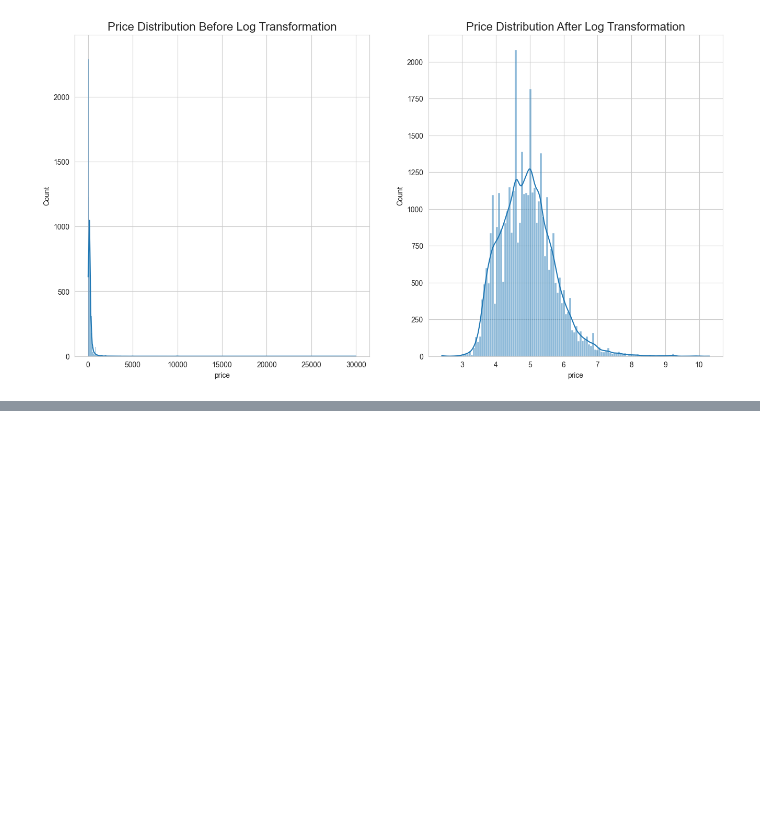
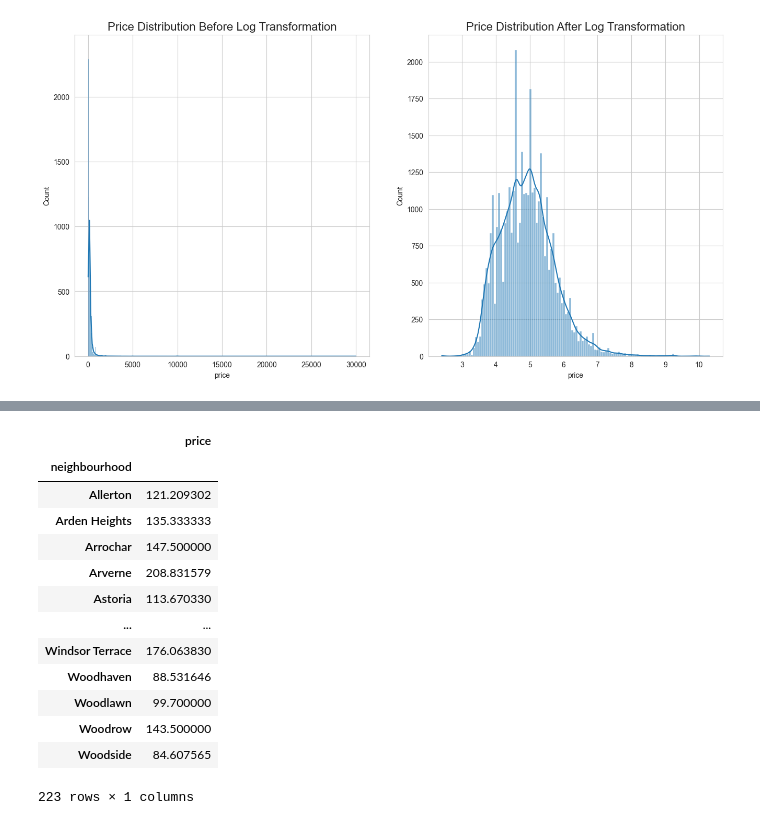
Before and after one commit to colorpool/FinalPro_NYCAirbnb, a Jupyter notebook: Airbnb_2023_11.ipynb, the cells around one changed output, grey strips where cells are left out. Cells and saved outputs as stored; diff of their text form; code cells hidden in the pictures; blank space fills up the shorter version.

```diff
--- a/Airbnb_2023_11.ipynb
+++ b/Airbnb_2023_11.ipynb
@@ -371,0 +429,19 @@ plt.savefig('Price_map.svg', bbox_inches='tight')
+# %%
+airbnb_neighbor_price=airbnb.groupby(['neighbourhood']).agg({'price': 'mean'})
+# %%
+airbnb_neighbor_price
+# %% [output]
+|  | price |
+| neighbourhood |  |
+| Allerton | 121.209302 |
+| Arden Heights | 135.333333 |
+| Arrochar | 147.500000 |
+| Arverne | 208.831579 |
+| Astoria | 113.670330 |
+| ... | ... |
+| Windsor Terrace | 176.063830 |
+| Woodhaven | 88.531646 |
+| Woodlawn | 99.700000 |
+| Woodrow | 143.500000 |
+| Woodside | 84.607565 |
+223 rows × 1 columns
```
Also changed, not shown: parts of 13 cells of this notebook.
